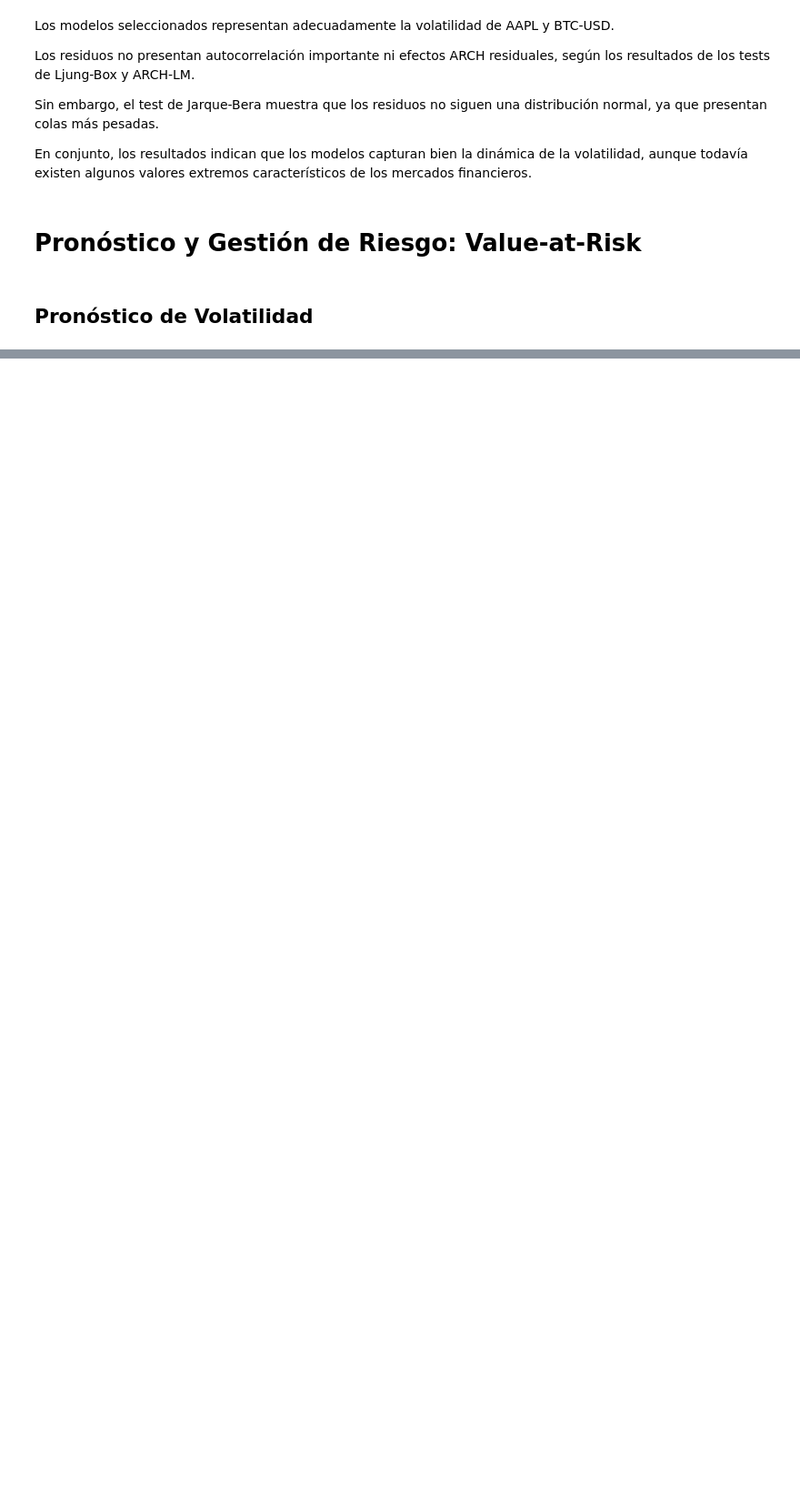
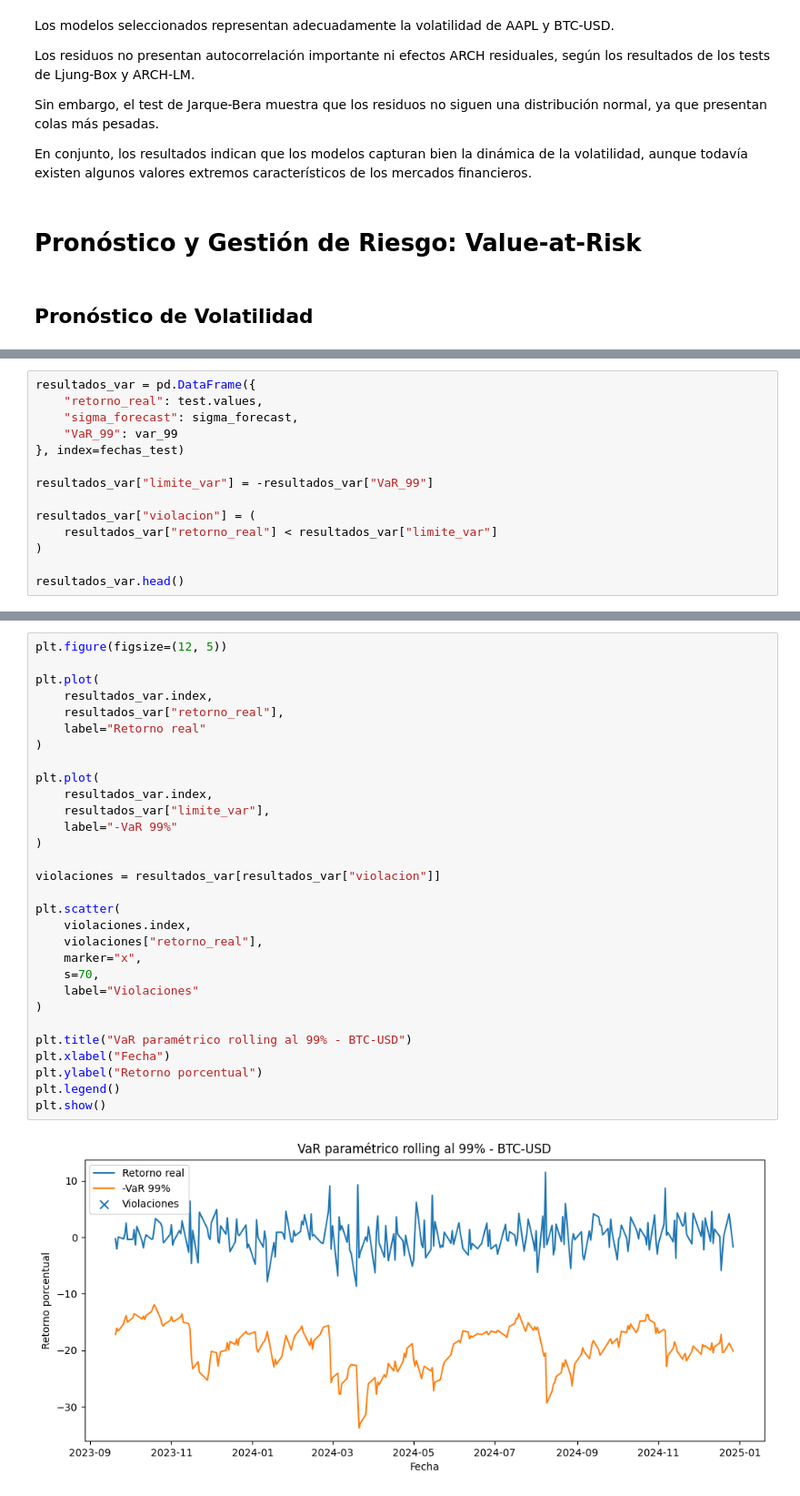
Before and after one commit to Antoniacifuentes/ds_finance_cifuentes, a Jupyter notebook: notebooks/hw5.ipynb, the cells around one changed output, grey strips where cells are left out. Shown at 91% size. Cells and saved outputs as stored; diff of their text form; blank space fills up the shorter version.

```diff
--- a/notebooks/hw5.ipynb
+++ b/notebooks/hw5.ipynb
@@ -1240,0 +1392,14 @@ En conjunto, los resultados indican que los modelos capturan bien la dinámica d
+# %%
+resultados_var = pd.DataFrame({
+    "retorno_real": test.values,
+    "sigma_forecast": sigma_forecast,
+    "VaR_99": var_99
+}, index=fechas_test)
+
+resultados_var["limite_var"] = -resultados_var["VaR_99"]
+
+resultados_var["violacion"] = (
+    resultados_var["retorno_real"] < resultados_var["limite_var"]
+)
+
+resultados_var.head()
@@ -1240,0 +1413,32 @@ En conjunto, los resultados indican que los modelos capturan bien la dinámica d
+# %%
+plt.figure(figsize=(12, 5))
+
+plt.plot(
+    resultados_var.index,
+    resultados_var["retorno_real"],
+    label="Retorno real"
+)
+
+plt.plot(
+    resultados_var.index,
+    resultados_var["limite_var"],
+    label="-VaR 99%"
+)
+
+violaciones = resultados_var[resultados_var["violacion"]]
+
+plt.scatter(
+    violaciones.index,
+    violaciones["retorno_real"],
+    marker="x",
+    s=70,
+    label="Violaciones"
+)
+
+plt.title("VaR paramétrico rolling al 99% - BTC-USD")
+plt.xlabel("Fecha")
+plt.ylabel("Retorno porcentual")
+plt.legend()
+plt.show()
+# %% [output]
+[figure, added]
```
Also changed, not shown: parts of 40 cells of this notebook.
